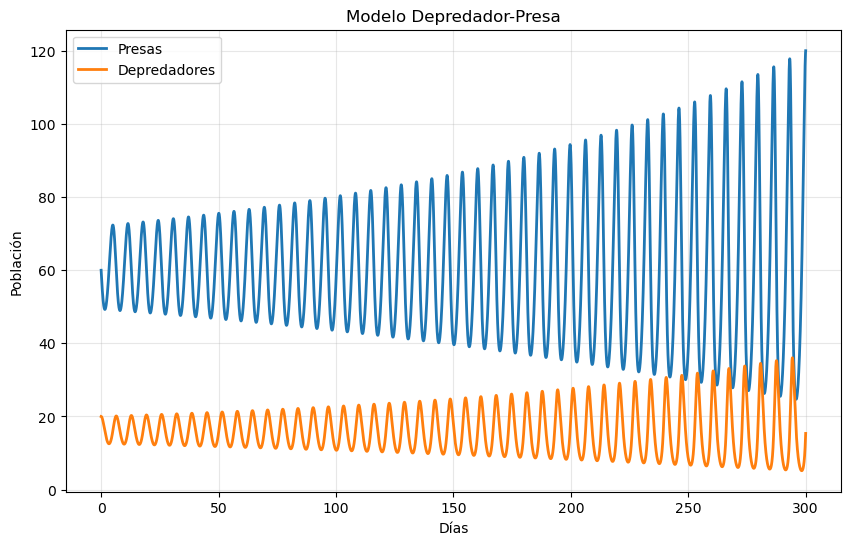
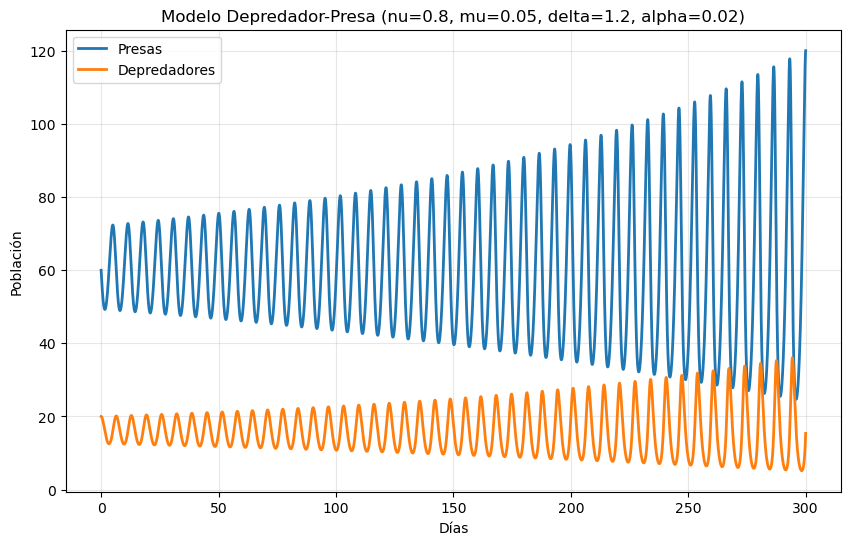
Unified diff of the notebook cell whose output changed from the first chart to the second:
--- before
+++ after
@@ -12,5 +12,5 @@
 plt.xlabel('Días')
 plt.ylabel('Población')
-plt.title('Modelo Depredador-Presa')
+plt.title('Modelo Depredador-Presa (nu={}, mu={}, delta={}, alpha={})'.format(nu, mu, delta, alpha))
 plt.legend()
 plt.grid(alpha=0.3)

Commit: Actualización de títulos en gráficos de los modelos para incluir parámetros específicos.